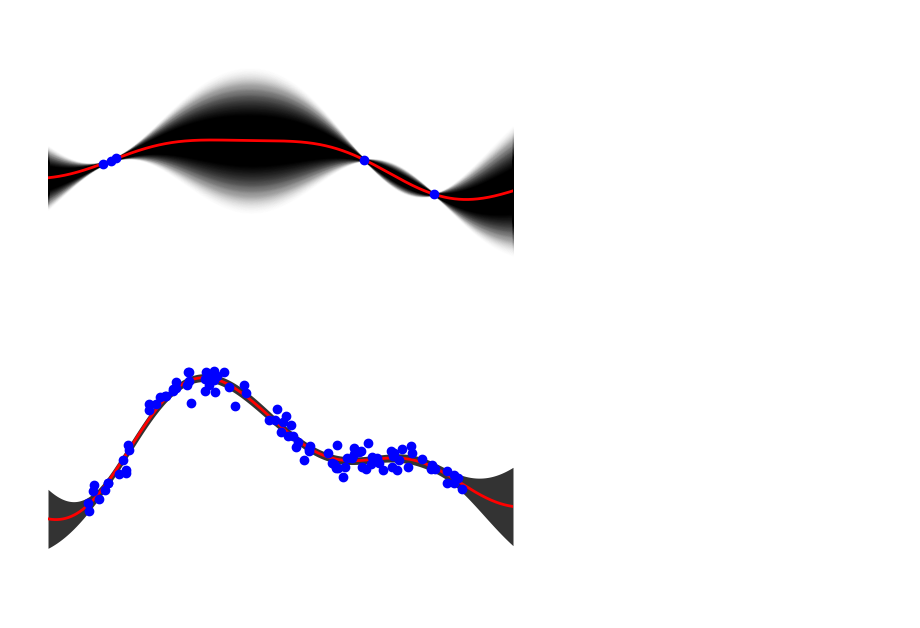
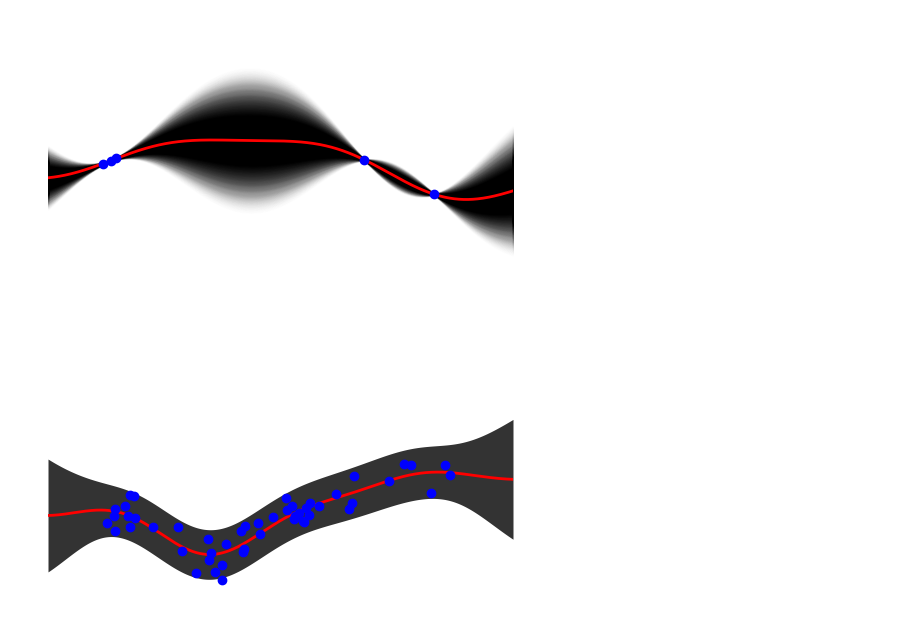
Before and after one commit to Sheev13/gp-tutorial, a Jupyter notebook: sandbox.ipynb, the cells around one changed output. Drawn from its saved outputs; the diff is of its cells as text; code cells hidden in the pictures.

Commit message:
learning sigma_y mp4

```diff
--- a/sandbox.ipynb
+++ b/sandbox.ipynb
@@ -419,38 +418,38 @@ ani.save('figs/gp_post_sigs.mp4', writer='ffmpeg', fps=60)
 # %% [output]
 [figure]
 # %%
-x, y = get_data(100, noise=0.2)
+x, y = get_data(50, noise=0.2)
 x_test = torch.linspace(-3.0, 3.0, 1000)
 cont_gran = 100
-training_steps = 400
+training_steps = 500
 
-geepee = gp.GP(sigma_y = 0.2, learn_sigma_y=True)
-opt = torch.optim.Adam(geepee.parameters(), lr=1e-2)
+geepee = gp.GP(sigma_y = 0.02, learn_sigma_y=True)
+opt = torch.optim.Adam(geepee.parameters(), lr=5e-2)
 
 fig, ax = plt.subplots(1, 1, figsize=(6, 3.5))
 
 def animate(i):
     with torch.no_grad():
-        gp_posterior = geepee(x_test, X=x, y=y)
+        gp_posterior = geepee(x_test, X=x, y=y, observation_noise=True)
     mu, stds = gp.get_mean_and_stds(gp_posterior)
     plt.cla()
     ax.scatter(x, y, color='blue', zorder=10000)
     ax.axis('off')
     ax.set_xlim((-3.0, 3.0))
     ax.set_ylim((-3.0, 3.0))
     ax.plot(x_test, mu, color='red', linewidth=2.0, zorder=1000)
     ax.fill_between(x_test, mu-2*stds, mu+2*stds, color='black', alpha=0.8, linewidth=0.0)
     # for cont in range(cont_gran):
     #     c = cont / cont_gran
     #     plt.fill_between(x_test, mu-2*c*stds, mu+2*c*stds, color='black', alpha=0.1*(1-c))
 
     opt.zero_grad()
     l = - geepee.log_marginal_likelihood(x, y)
     l.backward()
     opt.step()
 
     return ax,
 ani = animation.FuncAnimation(fig, animate, frames=range(training_steps), interval=50, blit=False)
 ani.save('figs/gp_learning_sig.mp4', writer='ffmpeg', fps=60)
 # %% [output]
-[figure, old version]
+[figure, new version]
```
Also changed, not shown: parts of 1 cell of this notebook, 2 other files.
